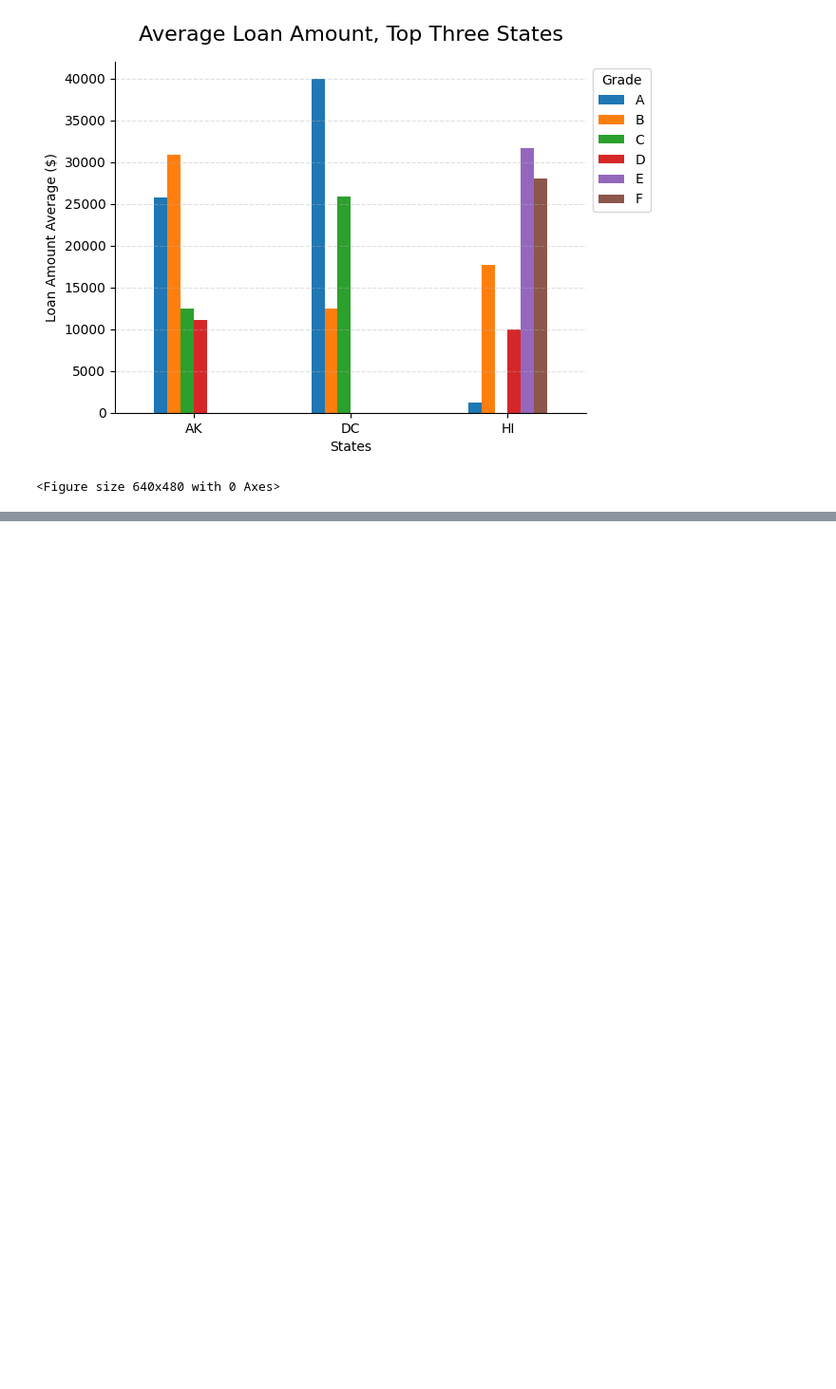
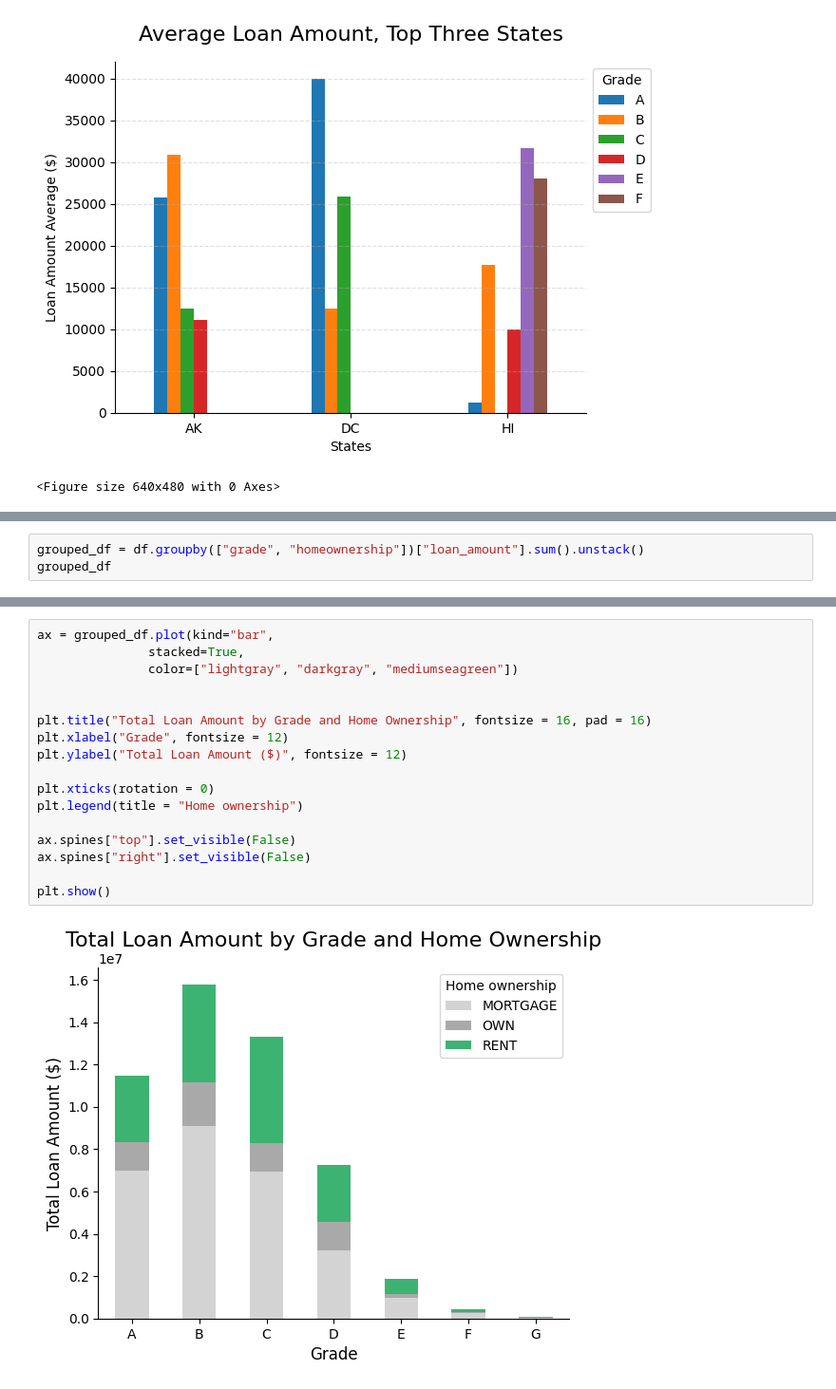
Before and after one commit to xc308/Python_Data_Analysis, a Jupyter notebook: 4_Visulaization.ipynb, the cells around one changed output, grey strips where cells are left out. Shown at 95% size. Saved outputs shown, nothing was run; the diff lists cells and outputs as text; blank space fills up the shorter version.

```diff
--- a/4_Visulaization.ipynb
+++ b/4_Visulaization.ipynb
@@ -201,0 +198,3 @@ plt.savefig("Avg_Loan_by_State_Grade.png")
+# %%
+grouped_df = df.groupby(["grade", "homeownership"])["loan_amount"].sum().unstack()
+grouped_df
@@ -201,0 +211,19 @@ plt.savefig("Avg_Loan_by_State_Grade.png")
+# %%
+ax = grouped_df.plot(kind="bar",
+               stacked=True,
+               color=["lightgray", "darkgray", "mediumseagreen"])
+
+
+plt.title("Total Loan Amount by Grade and Home Ownership", fontsize = 16, pad = 16)
+plt.xlabel("Grade", fontsize = 12)
+plt.ylabel("Total Loan Amount ($)", fontsize = 12)
+
+plt.xticks(rotation = 0)
+plt.legend(title = "Home ownership")
+
+ax.spines["top"].set_visible(False)
+ax.spines["right"].set_visible(False)
+
+plt.show()
+# %% [output]
+[figure, added]
```
Also changed, not shown: parts of 25 cells of this notebook.
